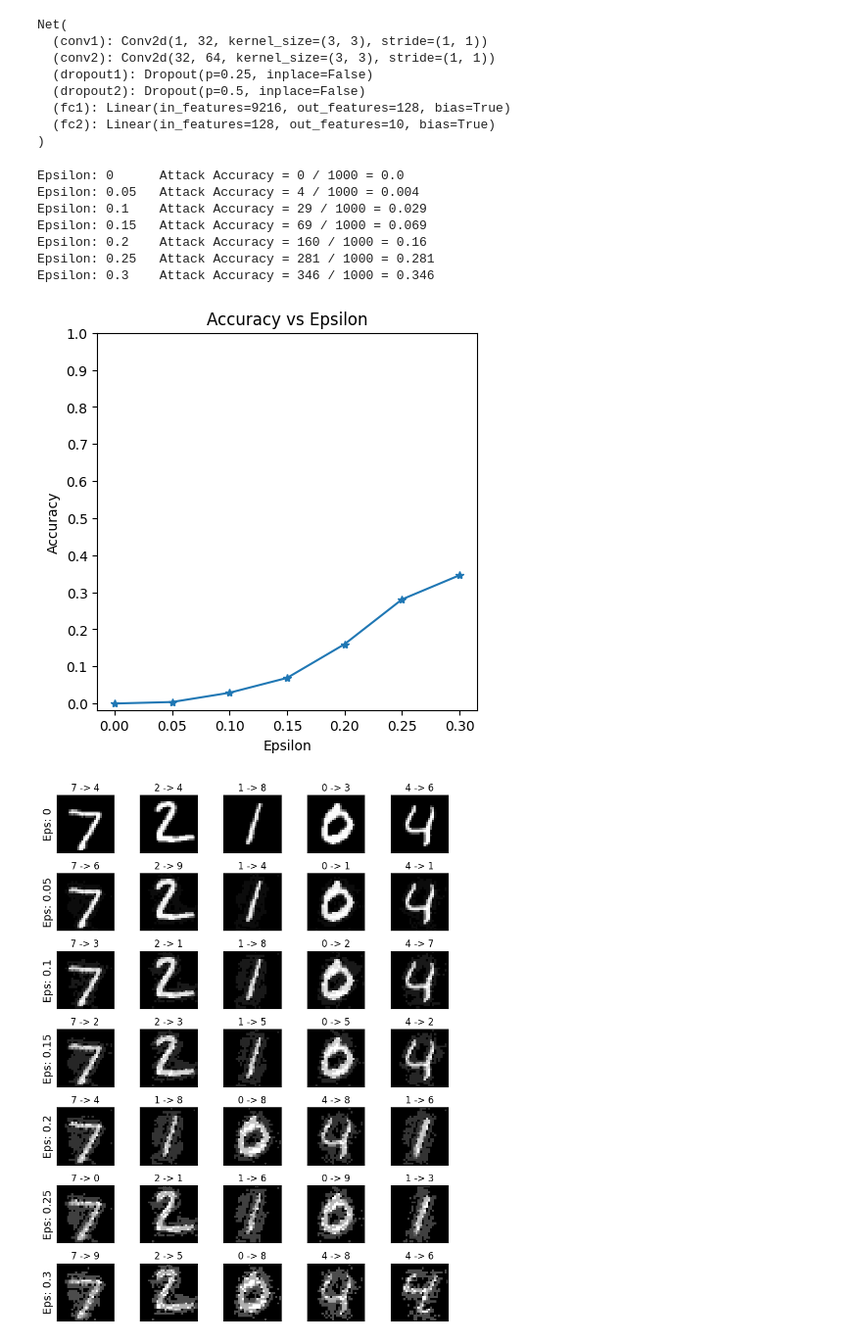
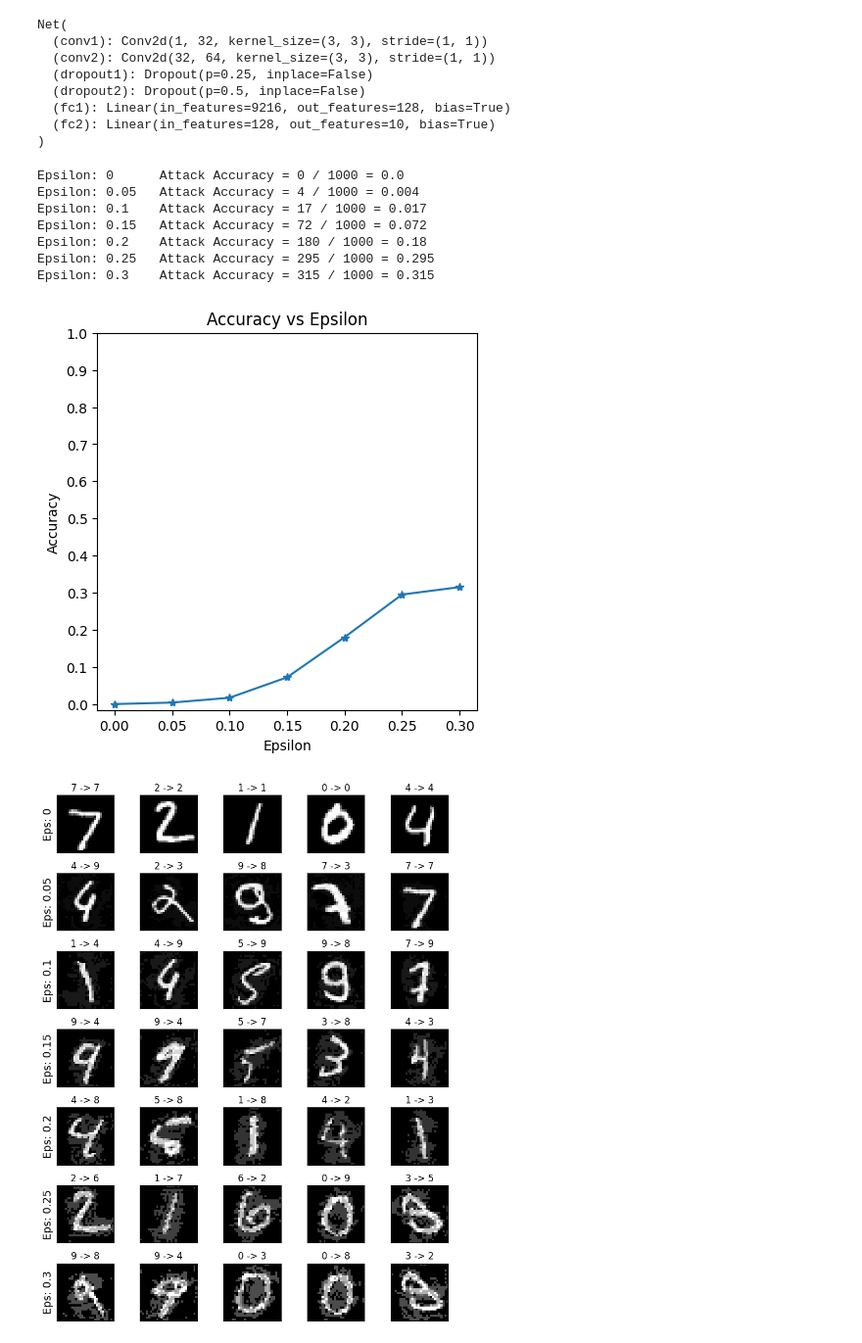
Before and after one commit to d2n0s4ur/targeted-PGD, a Jupyter notebook: code/targeted_fgsm.ipynb, the cells around one changed output. Shown at 98% size. Saved outputs shown, nothing was run; the diff lists cells and outputs as text; code cells hidden in the pictures.

```diff
--- a/code/targeted_fgsm.ipynb
+++ b/code/targeted_fgsm.ipynb
@@ -49,8 +49,6 @@ test_loader = torch.utils.data.DataLoader(
             transforms.Normalize((0.1307,), (0.3081,)),
             ])),
         batch_size=1, shuffle=False)
-# Only first 1000 samples are taken to save time
-test_loader = list(test_loader)[:1000]
 
 # Define what device we are using
 print("CUDA Available: ",torch.cuda.is_available())
@@ -111,6 +109,8 @@ def test( model, device, test_loader, epsilon ):
     # Accuracy counter
     correct = 0
     adv_examples = []
+    cnt = 0
+    limit = 1000
 
     # Loop over all examples in test set
     for data, target in test_loader:
@@ -131,6 +131,9 @@ def test( model, device, test_loader, epsilon ):
         # If the initial prediction is wrong, don't bother attacking, just move on
         if init_pred.item() != target.item():
             continue
+        cnt += 1
+        if cnt > limit:
+            break
 
         # Calculate the loss
         loss = F.nll_loss(output, attack_target)
@@ -161,20 +164,26 @@ def test( model, device, test_loader, epsilon ):
         # print (final_pred.item(), target.item(), attack_target.item())
         if final_pred.item() == attack_target.item():
             correct += 1
-            # Special case for saving 0 epsilon examples
-            if epsilon == 0 and len(adv_examples) < 5:
-                adv_ex = perturbed_data.squeeze().detach().cpu().numpy()
-                adv_examples.append( (init_pred.item(), attack_target.item(), adv_ex) )
+            adv_ex = perturbed_data.squeeze().detach().cpu().numpy()
+            adv_examples.append( (init_pred.item(), attack_target.item(), adv_ex, True) )
         else:
             # Save some adv examples for visualization later
             if len(adv_examples) < 5:
                 adv_ex = perturbed_data.squeeze().detach().cpu().numpy()
-                adv_examples.append( (init_pred.item(), attack_target.item(), adv_ex) )
+                adv_examples.append( (init_pred.item(), target.item(), adv_ex, False) )
 
     # Calculate final accuracy for this epsilon
-    final_acc = correct/float(len(test_loader))
-    print(f"Epsilon: {epsilon}\tAttack Accuracy = {correct} / {len(test_loader)} = {final_acc}")
+    final_acc = correct/float(limit)
+    print(f"Epsilon: {epsilon}\tAttack Accuracy = {correct} / {limit} = {final_acc}")
 
+    if (correct >= 5):
+        # only 4th elem in tuple is True
+        adv_examples = [adv for adv in adv_examples if adv[3]]
+    else:
+        # 4th elem in tuple is True first, and then False
+        adv_examples = [adv for adv in adv_examples if adv[3]] + [adv for adv in adv_examples if not adv[3]]
+
+    adv_examples = adv_examples[:5]
     # Return the accuracy and an adversarial example
     return final_acc, adv_examples
 # %%
@@ -189,11 +198,11 @@ for eps in epsilons:
 # %% [output]
 Epsilon: 0      Attack Accuracy = 0 / 1000 = 0.0
 Epsilon: 0.05   Attack Accuracy = 4 / 1000 = 0.004
-Epsilon: 0.1    Attack Accuracy = 29 / 1000 = 0.029
-Epsilon: 0.15   Attack Accuracy = 69 / 1000 = 0.069
-Epsilon: 0.2    Attack Accuracy = 160 / 1000 = 0.16
-Epsilon: 0.25   Attack Accuracy = 281 / 1000 = 0.281
-Epsilon: 0.3    Attack Accuracy = 346 / 1000 = 0.346
+Epsilon: 0.1    Attack Accuracy = 17 / 1000 = 0.017
+Epsilon: 0.15   Attack Accuracy = 72 / 1000 = 0.072
+Epsilon: 0.2    Attack Accuracy = 180 / 1000 = 0.18
+Epsilon: 0.25   Attack Accuracy = 295 / 1000 = 0.295
+Epsilon: 0.3    Attack Accuracy = 315 / 1000 = 0.315
 # %%
 plt.figure(figsize=(5,5))
 plt.plot(epsilons, accuracies, "*-")
@@ -204,23 +213,23 @@ plt.xlabel("Epsilon")
 plt.ylabel("Accuracy")
 plt.show()
 # %% [output]
-[figure, old version]
+[figure, new version]
 # %%
 # Plot several examples of adversarial samples at each epsilon
 cnt = 0
 plt.figure(figsize=(8,10))
 for i in range(len(epsilons)):
     for j in range(len(examples[i])):
         cnt += 1
         plt.subplot(len(epsilons),len(examples[0]),cnt)
         plt.xticks([], [])
         plt.yticks([], [])
         if j == 0:
             plt.ylabel(f"Eps: {epsilons[i]}", fontsize=14)
-        orig,adv,ex = examples[i][j]
+        orig,adv,ex,t = examples[i][j]
         plt.title(f"{orig} -> {adv}")
         plt.imshow(ex, cmap="gray")
 plt.tight_layout()
 plt.show()
 # %% [output]
-[figure, old version]
+[figure, new version]
```
